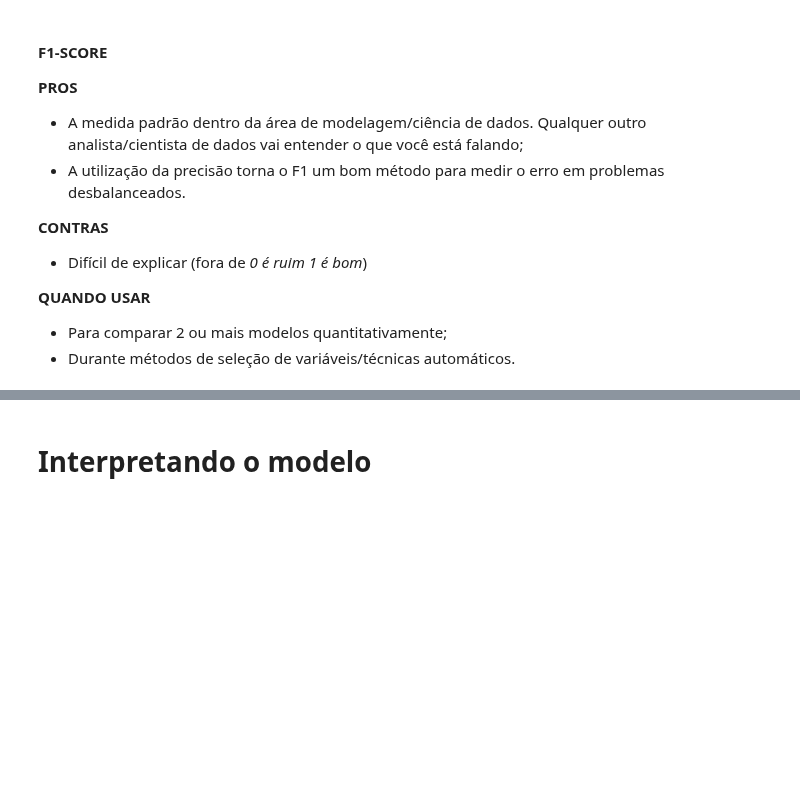
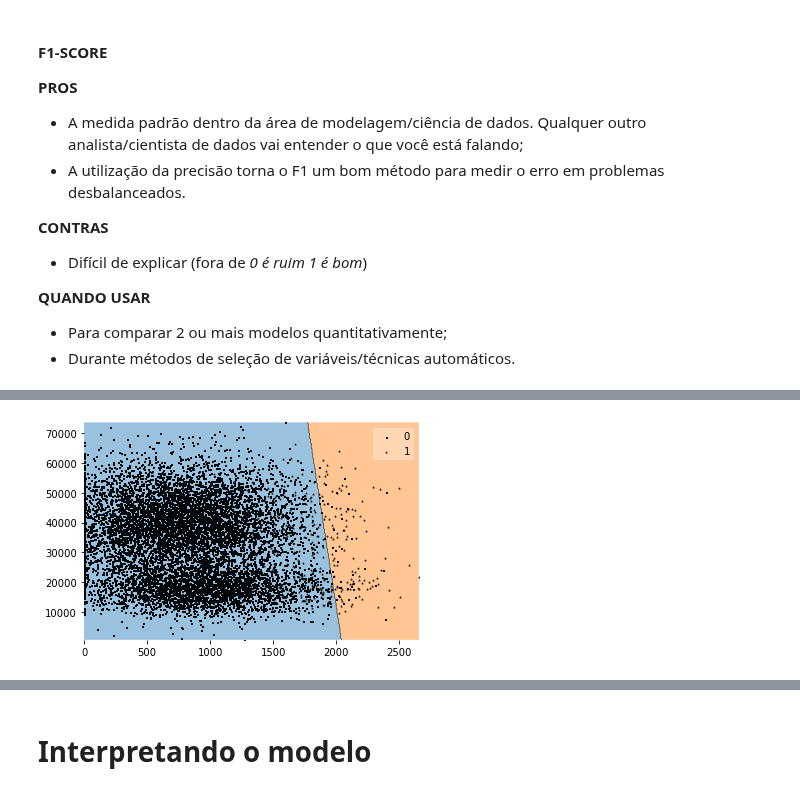
Before and after one commit to pedroteche-ih/64_PT_NOV202111, a Jupyter notebook: aulas/64 DA PT NOV-2021 Aula 20220329 Regressão Logistica.ipynb, the cells around one changed output, grey strips where cells are left out. Saved outputs shown, nothing was run; the diff lists cells and outputs as text; code cells hidden in the pictures; blank space fills up the shorter version.

```diff
--- a/aulas/64 DA PT NOV-2021 Aula 20220329 Regressão Logistica.ipynb
+++ b/aulas/64 DA PT NOV-2021 Aula 20220329 Regressão Logistica.ipynb
@@ -297,0 +460,6 @@ print(f1_score(y_true = tb_default['default_binary'],
+# %%
+plot_decision_regions(np.array(tb_default[['balance', 'income']]),
+                      np.array(tb_default['default_binary']),
+                      logistic_2, scatter_kwargs={'alpha':1, 's' : 1});
+# %% [output]
+[figure, added]
```
Also changed, not shown: parts of 70 cells of this notebook, 2 other files.
